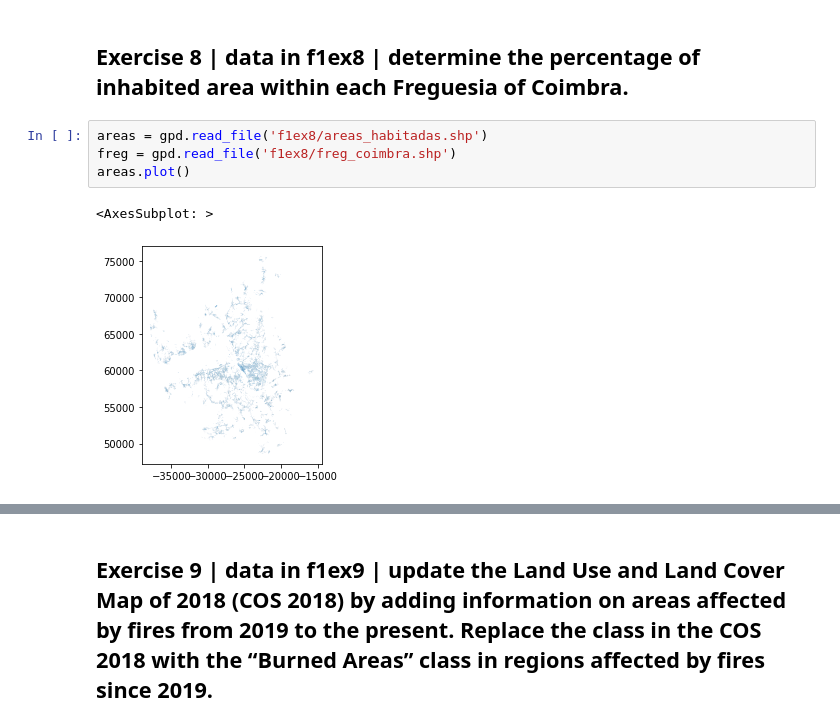
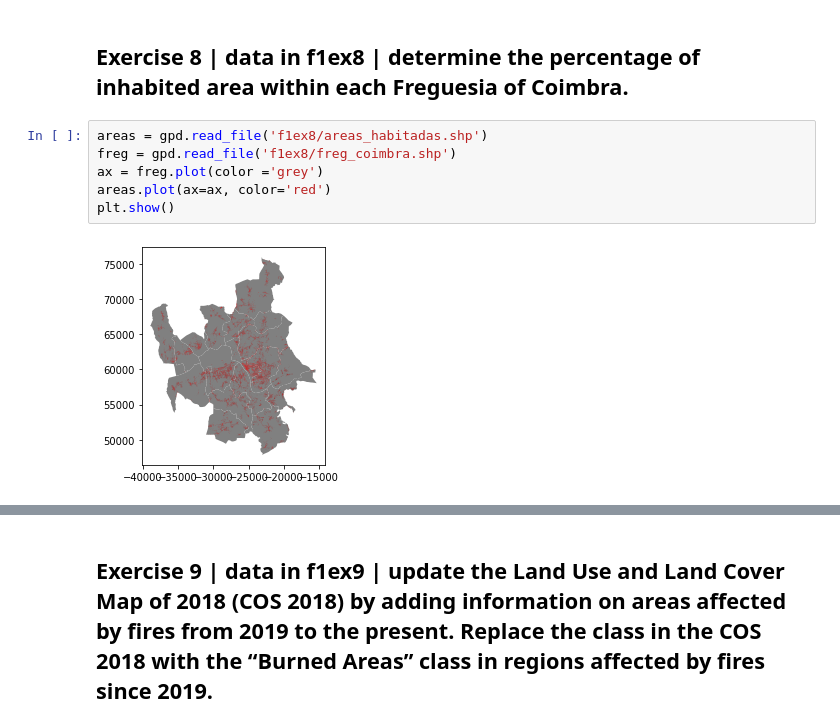
Before and after one commit to MartaSolarz/Maps_and_GISWEB, a Jupyter notebook: fichaexercicios1/solves.ipynb, the cells around one changed output, grey strips where cells are left out. Saved outputs shown, nothing was run; the diff lists cells and outputs as text.

```diff
--- a/fichaexercicios1/solves.ipynb
+++ b/fichaexercicios1/solves.ipynb
@@ -469,7 +469,8 @@ Name: percentage_within_500m, dtype: float64
 # %%
 areas = gpd.read_file('f1ex8/areas_habitadas.shp')
 freg = gpd.read_file('f1ex8/freg_coimbra.shp')
-areas.plot()
+ax = freg.plot(color ='grey')
+areas.plot(ax=ax, color='red')
+plt.show()
 # %% [output]
-<AxesSubplot: >
-[figure, old version]
+[figure, new version]
```
Also changed, not shown: parts of 17 cells of this notebook.
